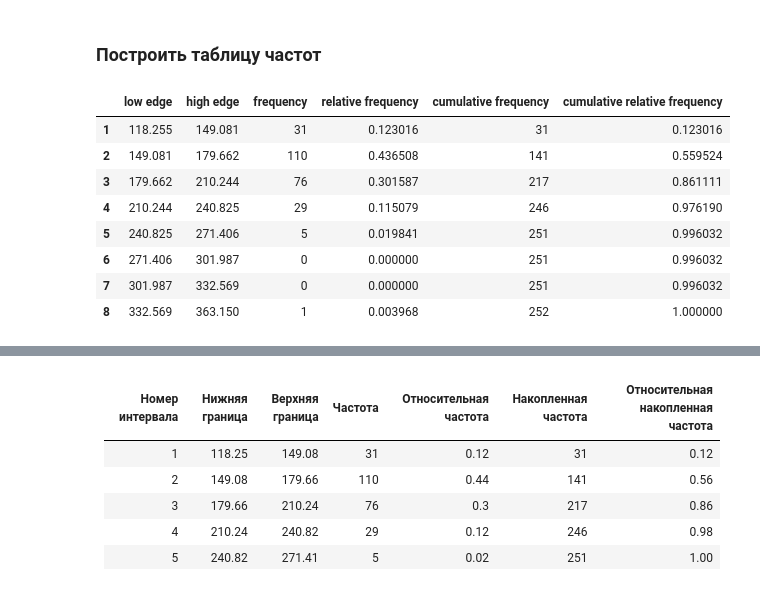
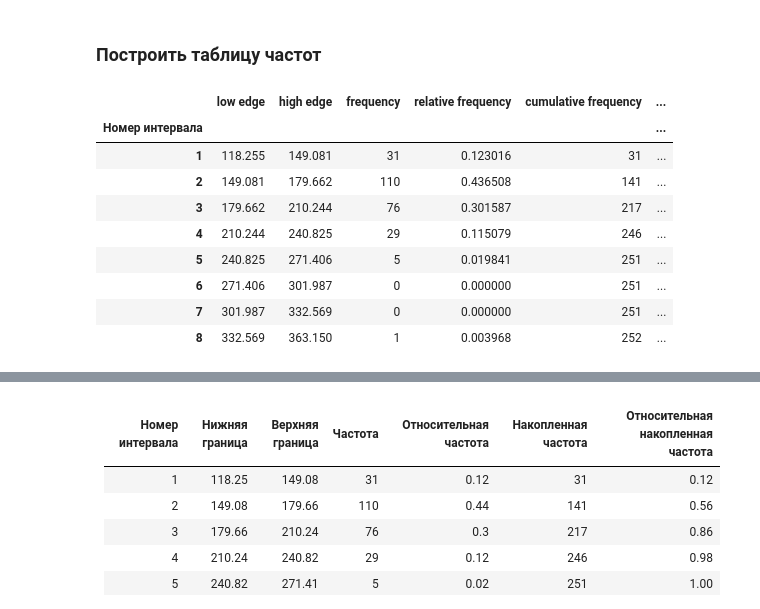
Before and after one commit to retrobannerS/mephi_stats, a Jupyter notebook: bdz/var_2/notebook.ipynb, the cells around one changed output, grey strips where cells are left out. Cells and saved outputs as stored; diff of their text form; code cells hidden in the pictures.

```diff
--- a/bdz/var_2/notebook.ipynb
+++ b/bdz/var_2/notebook.ipynb
@@ -65,7 +71,7 @@ Name: 2, dtype: object
 variant_dict = dict()
 for tasks in datas.index:
     for task in tasks.split(", "):
-        variant_dict[task] = datas[tasks].split(" ")
+        variant_dict[task] = datas[tasks].replace("С", "C").replace("А", "A").split(" ")
 
 print(variant_dict)
 # %% [output]
@@ -261,24 +267,25 @@ mprint(f"Ширина интервалов: от {delta_min:.2f} до {delta_max
 # %% [markdown]
 ### Построить таблицу частот
 # %%
-groups = pd.DataFrame(index=range(1, k + 1))
+groups = pd.DataFrame(index=pd.Index(range(1, k + 1), name="Номер интервала"))
 groups["low edge"] = [interval.left for interval in X["group"].cat.categories]
 groups["high edge"] = [interval.right for interval in X["group"].cat.categories]
 groups["frequency"] = X["group"].value_counts().sort_index().values
 groups["relative frequency"] = groups["frequency"] / n
 groups["cumulative frequency"] = groups["frequency"].cumsum()
 groups["cumulative relative frequency"] = groups["cumulative frequency"] / n
 groups
 # %% [output]
-|  | low edge | high edge | frequency | relative frequency | cumulative frequency | cumulative relative frequency |
-| 1 | 118.255 | 149.081 | 31 | 0.123016 | 31 | 0.123016 |
-| 2 | 149.081 | 179.662 | 110 | 0.436508 | 141 | 0.559524 |
-| 3 | 179.662 | 210.244 | 76 | 0.301587 | 217 | 0.861111 |
-| 4 | 210.244 | 240.825 | 29 | 0.115079 | 246 | 0.976190 |
-| 5 | 240.825 | 271.406 | 5 | 0.019841 | 251 | 0.996032 |
-| 6 | 271.406 | 301.987 | 0 | 0.000000 | 251 | 0.996032 |
-| 7 | 301.987 | 332.569 | 0 | 0.000000 | 251 | 0.996032 |
-| 8 | 332.569 | 363.150 | 1 | 0.003968 | 252 | 1.000000 |
+|  | low edge | high edge | frequency | relative frequency | cumulative frequency | ... |
+| Номер интервала |  |  |  |  |  | ... |
+| 1 | 118.255 | 149.081 | 31 | 0.123016 | 31 | ... |
+| 2 | 149.081 | 179.662 | 110 | 0.436508 | 141 | ... |
+| 3 | 179.662 | 210.244 | 76 | 0.301587 | 217 | ... |
+| 4 | 210.244 | 240.825 | 29 | 0.115079 | 246 | ... |
+| 5 | 240.825 | 271.406 | 5 | 0.019841 | 251 | ... |
+| 6 | 271.406 | 301.987 | 0 | 0.000000 | 251 | ... |
+| 7 | 301.987 | 332.569 | 0 | 0.000000 | 251 | ... |
+| 8 | 332.569 | 363.150 | 1 | 0.003968 | 252 | ... |
 # %%
 # Чтобы быстрее заполнить табличку
 print(dataframe_to_markdown(groups))
```
Also changed, not shown: parts of 82 cells of this notebook, 1 other file.
